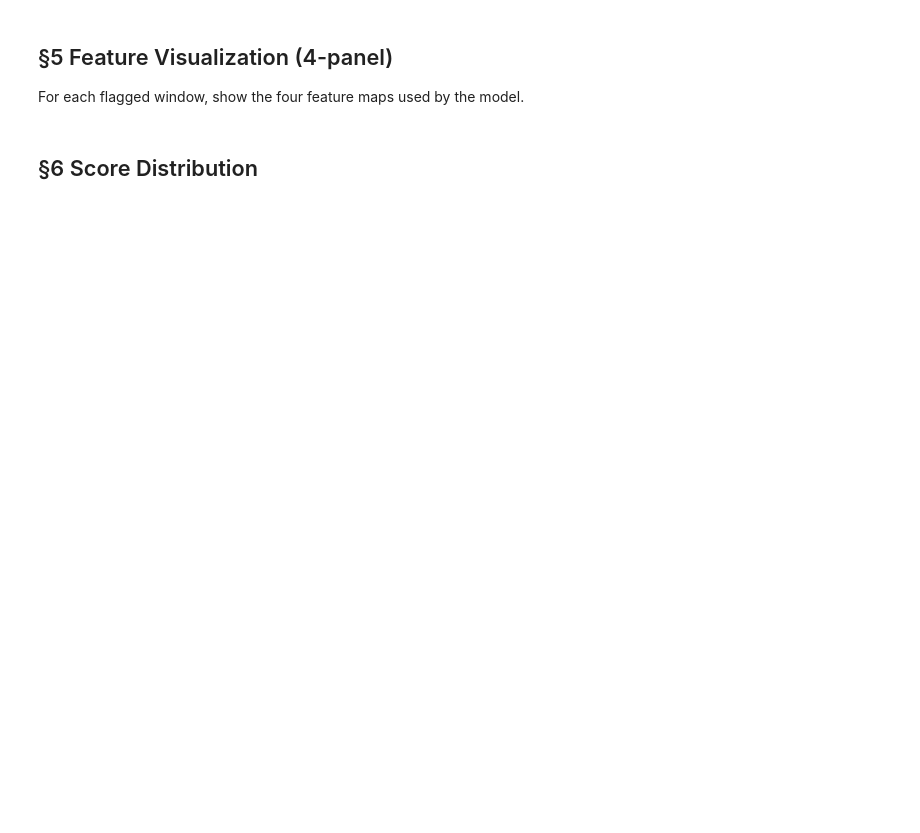
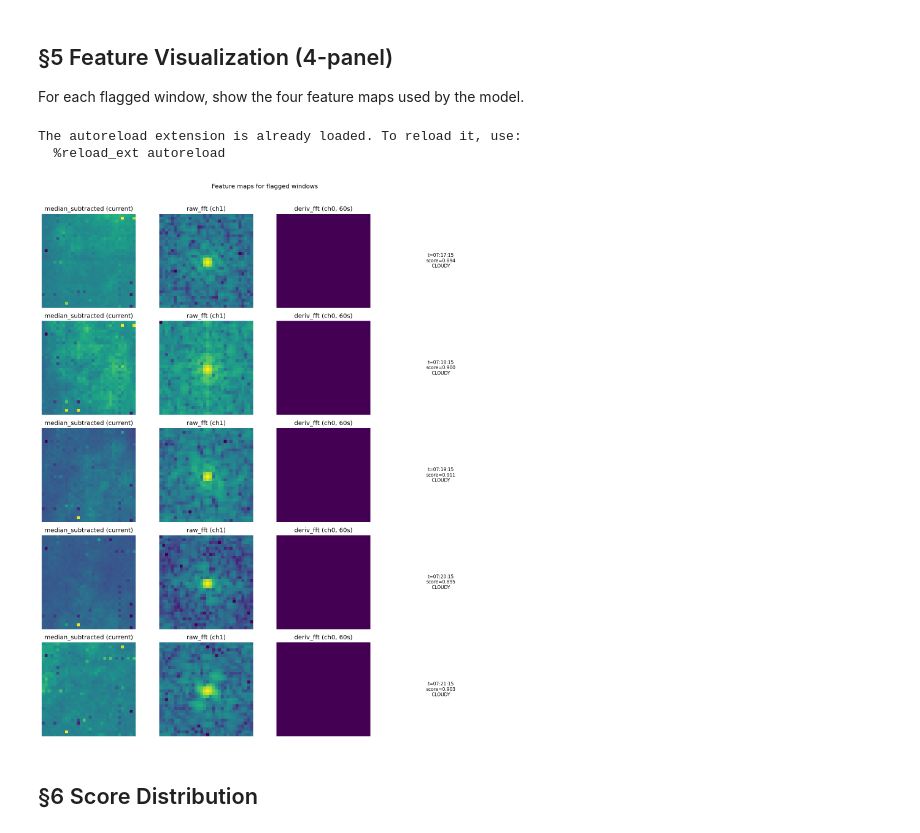
Before and after one commit to panoseti/panoseti_analysis, a Jupyter notebook: ml/cloud-detection/notebooks/01_inference_demo.ipynb, the cells around one changed output. Drawn from its saved outputs; the diff is of its cells as text; code cells hidden in the pictures; blank space fills up the shorter version.

```diff
--- a/ml/cloud-detection/notebooks/01_inference_demo.ipynb
+++ b/ml/cloud-detection/notebooks/01_inference_demo.ipynb
@@ -150,6 +196,8 @@ print(f"Fraction of night classified as cloudy: {labels.mean():.1%}")
 
 For each flagged window, show the four feature maps used by the model.
 # %%
+%load_ext autoreload
+%autoreload 2
 from panoseti_analysis.algorithms.cloud_detector import extract_cloud_features
 
 def _plot_window(ds_l1_in, t_center_ns, ax_row, title=""):
@@ -174,34 +222,38 @@ def _plot_window(ds_l1_in, t_center_ns, ax_row, title=""):
     ax_row[0].set_title('median_subtracted (current)')
     ax_row[1].imshow(raw_fft, **kw)
     ax_row[1].set_title('raw_fft (ch1)')
     ax_row[2].imshow(deriv_fft, **kw)
     ax_row[2].set_title('deriv_fft (ch0, 60s)')
     ax_row[3].text(0.5, 0.5, title, ha='center', va='center',
                    fontsize=9, transform=ax_row[3].transAxes, wrap=True)
     ax_row[3].axis('off')
     for ax in ax_row[:3]:
         ax.axis('off')
 
 # Show up to 4 flagged windows
-flagged_idx = np.where(cloudy_mask)[0][:4]
+flagged_idx = np.where(cloudy_mask)[0][:5]
 if len(flagged_idx) == 0:
     print("No cloudy windows detected — showing first 4 windows instead.")
     flagged_idx = np.arange(min(4, len(t_l2_ns)))
 
 fig, axes = plt.subplots(len(flagged_idx), 4, figsize=(13, 3 * len(flagged_idx)))
 if len(flagged_idx) == 1:
     axes = [axes]
 
 for row_ax, idx in zip(axes, flagged_idx):
     t_c = int(t_l2_ns[idx])
     t_label = datetime.fromtimestamp(t_c / 1e9, tz=timezone.utc).strftime('%H:%M:%S')
     score = float(scores[idx])
     title = f"t={t_label}\nscore={score:.3f}\n{'CLOUDY' if labels[idx] else 'CLEAR'}"
     _plot_window(ds_l1, t_c, row_ax, title)
 
 plt.suptitle('Feature maps for flagged windows', y=1.01)
 plt.tight_layout()
 plt.show()
+# %% [output]
+The autoreload extension is already loaded. To reload it, use:
+  %reload_ext autoreload
+[figure, added]
 # %% [markdown]
 ## §6 Score Distribution
 # %%
```
Also changed, not shown: parts of 9 cells of this notebook, 6 other files.
